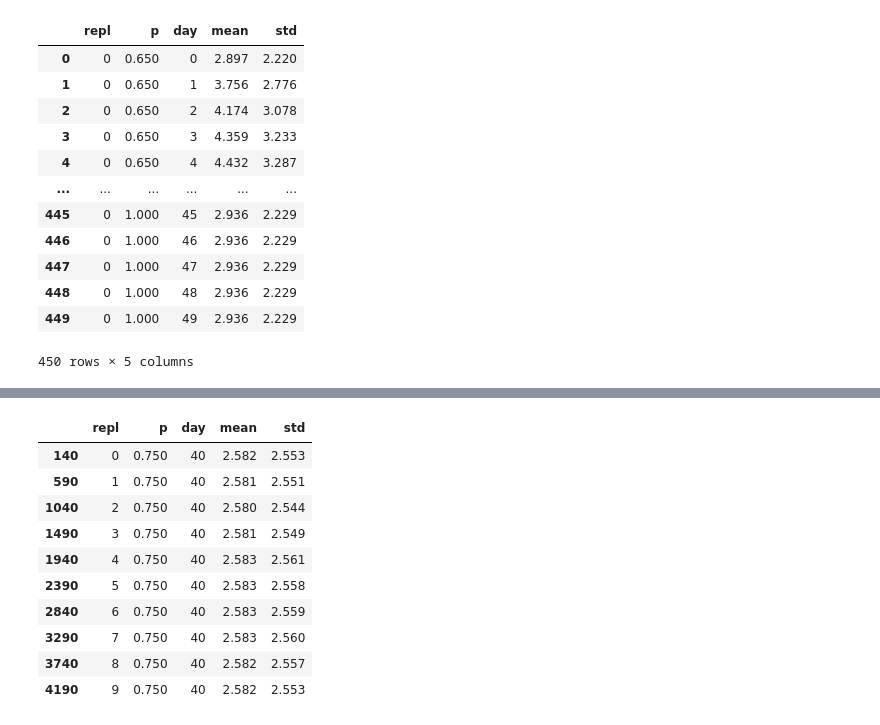
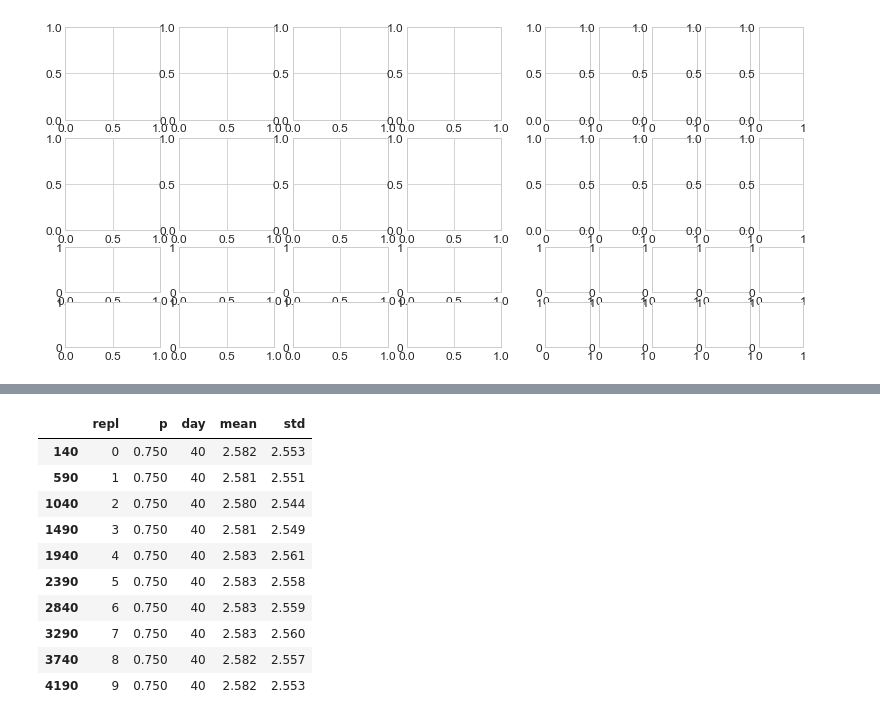
Before and after one commit to RafalKucharskiPK/ExMAS, a Jupyter notebook: ExMAS/spinoffs/corona/corona_plots.ipynb, the cells around one changed output, grey strips where cells are left out. Saved outputs shown, nothing was run; the diff lists cells and outputs as text; code cells hidden in the pictures.

```diff
--- a/ExMAS/spinoffs/corona_plots.ipynb
+++ b/ExMAS/spinoffs/corona/corona_plots.ipynb
@@ -304,16 +115,33 @@ plt.savefig('res_4.png')
-# %%
-d
-# %% [output]
-|  | repl | p | day | mean | std |
-| 0 | 0 | 0.650 | 0 | 2.897 | 2.220 |
-| 1 | 0 | 0.650 | 1 | 3.756 | 2.776 |
-| 2 | 0 | 0.650 | 2 | 4.174 | 3.078 |
-| 3 | 0 | 0.650 | 3 | 4.359 | 3.233 |
-| 4 | 0 | 0.650 | 4 | 4.432 | 3.287 |
-| ... | ... | ... | ... | ... | ... |
-| 445 | 0 | 1.000 | 45 | 2.936 | 2.229 |
-| 446 | 0 | 1.000 | 46 | 2.936 | 2.229 |
-| 447 | 0 | 1.000 | 47 | 2.936 | 2.229 |
-| 448 | 0 | 1.000 | 48 | 2.936 | 2.229 |
-| 449 | 0 | 1.000 | 49 | 2.936 | 2.229 |
-450 rows × 5 columns
+# %%
+fig = plt.figure(figsize=(18, 18))
+axes = list()
+widths = [2,2,2,2,1,1,1,1,1]
+heights = [2,2]
+for row in range(2):
+    axes += [fig.add_subplot(9,9,1+9*row)]
+    axes += [fig.add_subplot(9,9,2+9*row)]
+    axes += [fig.add_subplot(9,9,3+9*row)]
+    axes += [fig.add_subplot(9,9,4+9*row)]
+    axes += [fig.add_subplot(9,19,10+19*row)]
+    axes += [fig.add_subplot(9,19,11+19*row)]
+    axes += [fig.add_subplot(9,19,12+19*row)]
+    axes += [fig.add_subplot(9,19,13+19*row)]
+    axes += [fig.add_subplot(9,19,14+19*row)]
+for row in [2,3]:
+    axes += [fig.add_subplot(18,9,1+9*(row+2))]
+    axes += [fig.add_subplot(18,9,2+9*(row+2))]
+    axes += [fig.add_subplot(18,9,3+9*(row+2))]
+    axes += [fig.add_subplot(18,9,4+9*(row+2))]
+    axes += [fig.add_subplot(18,19,10+19*(row+2))]
+    axes += [fig.add_subplot(18,19,11+19*(row+2))]
+    axes += [fig.add_subplot(18,19,12+19*(row+2))]
+    axes += [fig.add_subplot(18,19,13+19*(row+2))]
+    axes += [fig.add_subplot(18,19,14+19*(row+2))]
+
+axes = np.array(axes).reshape(9,4)
+
+
+
+plt.show()
+# %% [output]
+[figure, added]
```
Also changed, not shown: parts of 22 cells of this notebook, 11 other files.
